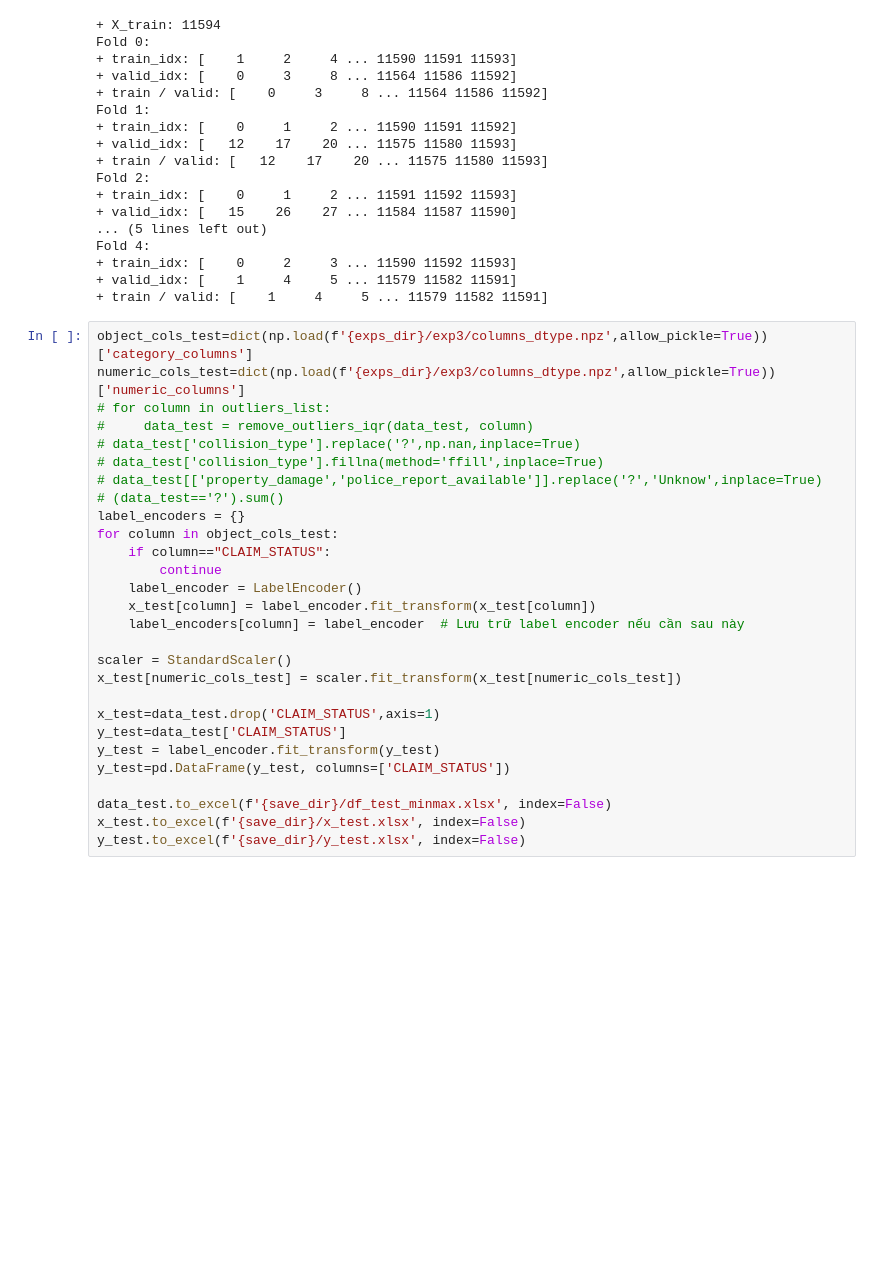
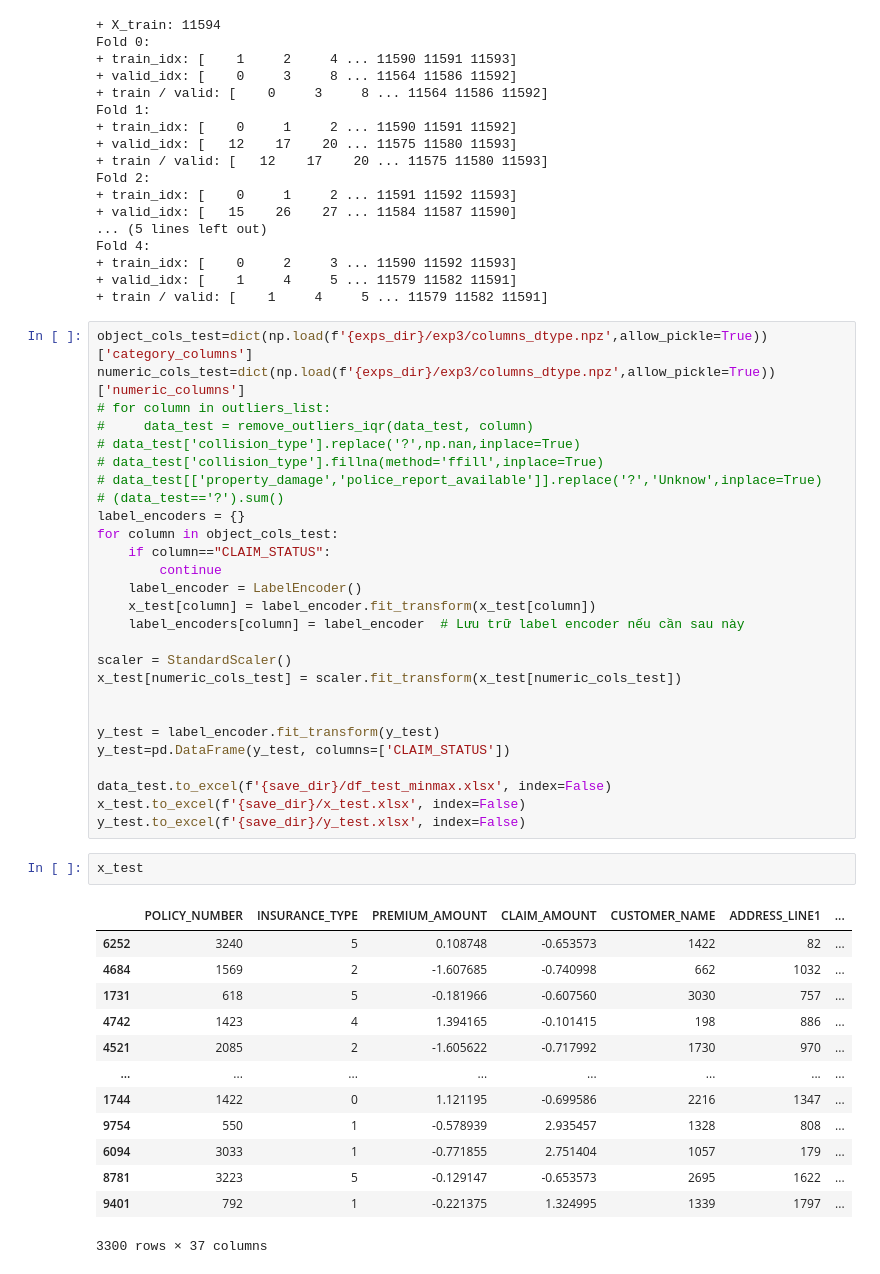
Before and after one commit to dinhtanloc/ads_fraud_detection, a Jupyter notebook: src/prj3/2.pre-processing/exp_gan/pre-processing-mainbaseline_copgan_sdv copy.ipynb, the cells around one changed output. Drawn from its saved outputs; the diff is of its cells as text; blank space fills up the shorter version.

```diff
--- a/src/prj3/2.pre-processing/exp_gan/pre-processing-mainbaseline_copgan_sdv copy.ipynb
+++ b/src/prj3/2.pre-processing/exp_gan/pre-processing-mainbaseline_copgan_sdv copy.ipynb
@@ -381,11 +381,26 @@ for column in object_cols_test:
 scaler = StandardScaler()
 x_test[numeric_cols_test] = scaler.fit_transform(x_test[numeric_cols_test])
 
-x_test=data_test.drop('CLAIM_STATUS',axis=1)
-y_test=data_test['CLAIM_STATUS']
+
 y_test = label_encoder.fit_transform(y_test)
 y_test=pd.DataFrame(y_test, columns=['CLAIM_STATUS'])
 
 data_test.to_excel(f'{save_dir}/df_test_minmax.xlsx', index=False)
 x_test.to_excel(f'{save_dir}/x_test.xlsx', index=False)
 y_test.to_excel(f'{save_dir}/y_test.xlsx', index=False)
+# %%
+x_test
+# %% [output]
+|  | POLICY_NUMBER | INSURANCE_TYPE | PREMIUM_AMOUNT | CLAIM_AMOUNT | CUSTOMER_NAME | ADDRESS_LINE1 | ... |
+| 6252 | 3240 | 5 | 0.108748 | -0.653573 | 1422 | 82 | ... |
+| 4684 | 1569 | 2 | -1.607685 | -0.740998 | 662 | 1032 | ... |
+| 1731 | 618 | 5 | -0.181966 | -0.607560 | 3030 | 757 | ... |
+| 4742 | 1423 | 4 | 1.394165 | -0.101415 | 198 | 886 | ... |
+| 4521 | 2085 | 2 | -1.605622 | -0.717992 | 1730 | 970 | ... |
+| ... | ... | ... | ... | ... | ... | ... | ... |
+| 1744 | 1422 | 0 | 1.121195 | -0.699586 | 2216 | 1347 | ... |
+| 9754 | 550 | 1 | -0.578939 | 2.935457 | 1328 | 808 | ... |
+| 6094 | 3033 | 1 | -0.771855 | 2.751404 | 1057 | 179 | ... |
+| 8781 | 3223 | 5 | -0.129147 | -0.653573 | 2695 | 1622 | ... |
+| 9401 | 792 | 1 | -0.221375 | 1.324995 | 1339 | 1797 | ... |
+3300 rows × 37 columns
```
Also changed, not shown: 1 other file.
